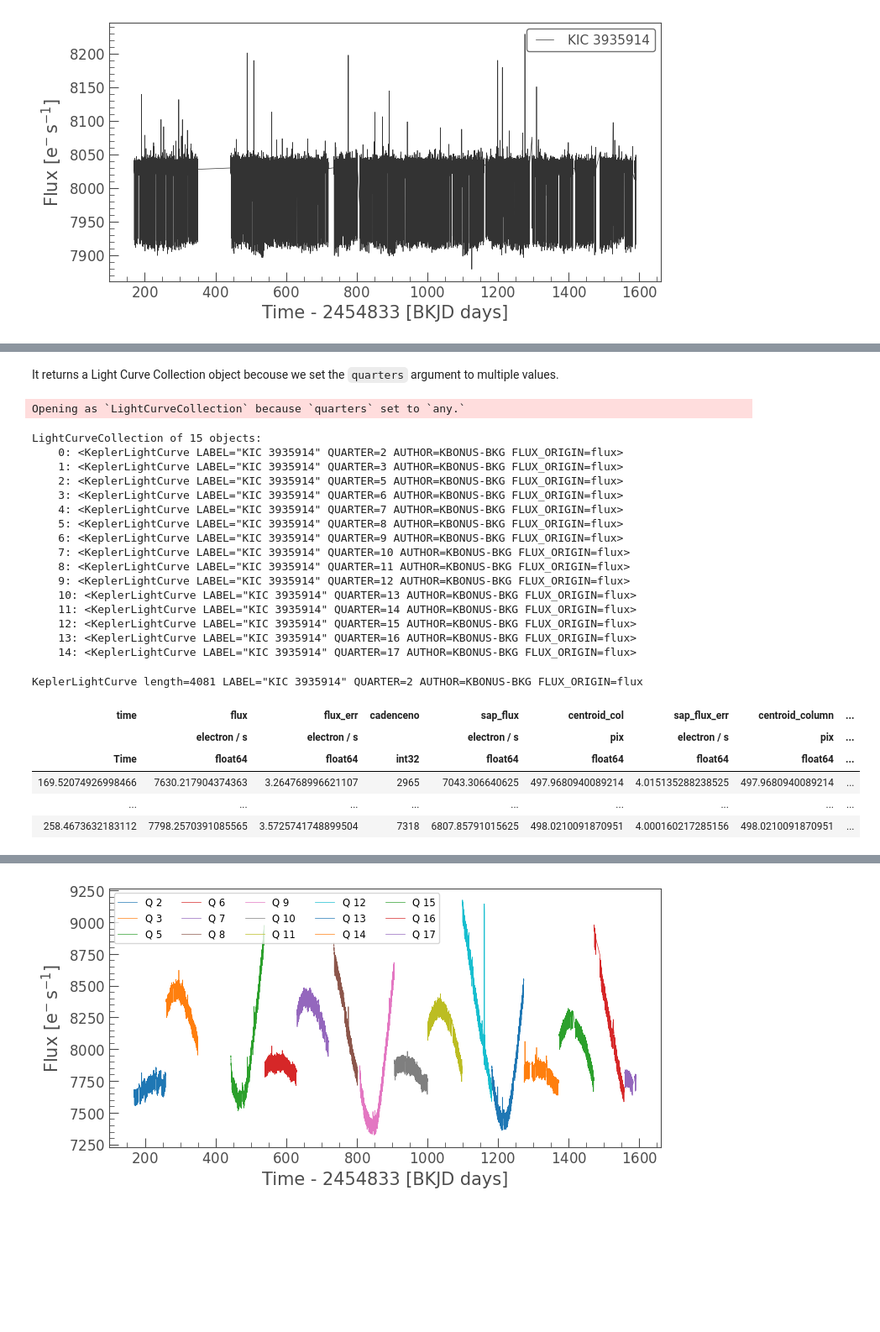
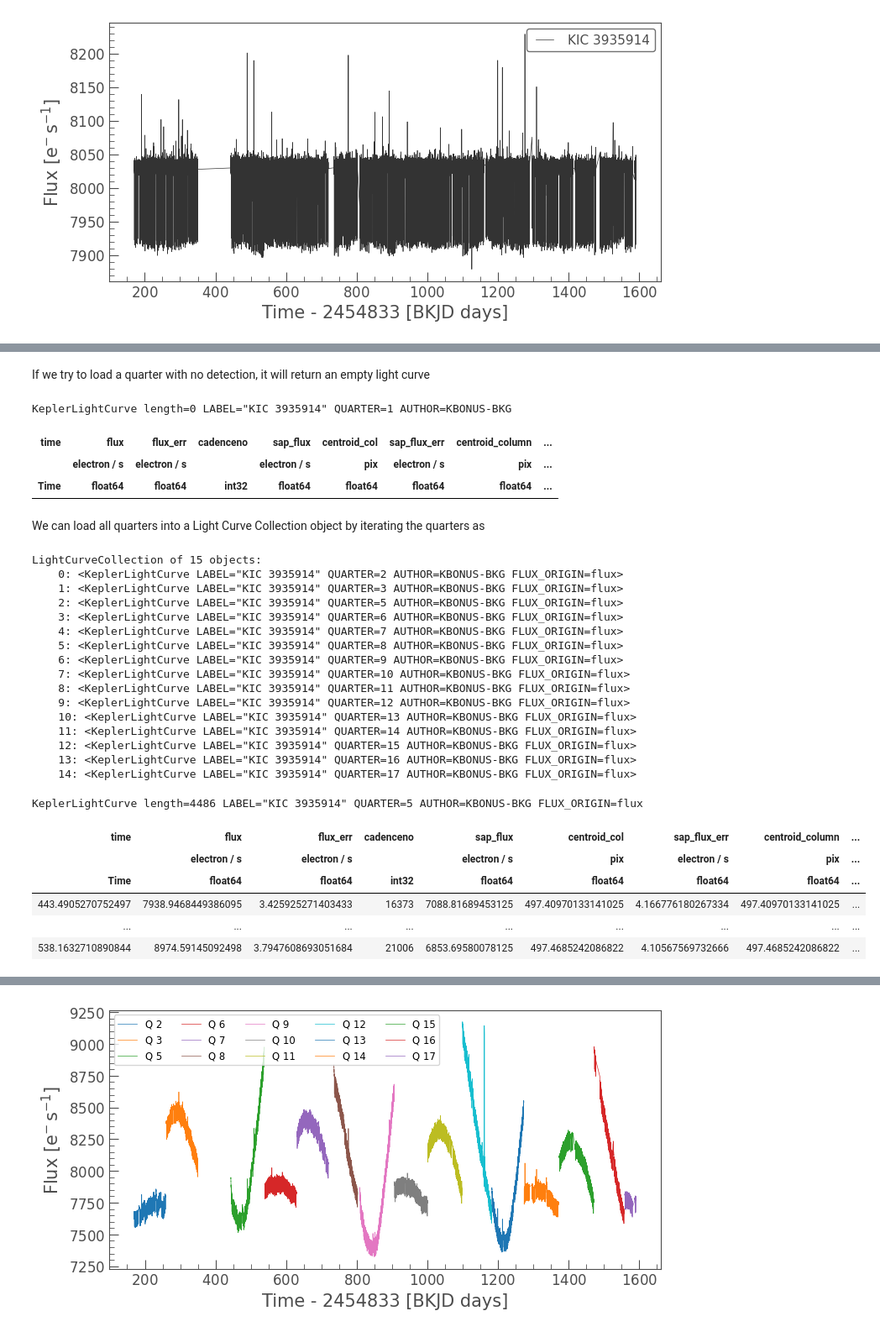
Before and after one commit to jorgemarpa/KBonus, a Jupyter notebook: notebooks/lightkurve_kbonus-bkg_example.ipynb, the cells around one changed output, grey strips where cells are left out. Shown: that part at 84% size. Saved outputs shown, nothing was run; the diff lists cells and outputs as text; code cells hidden in the pictures; blank space fills up the shorter version.

```diff
--- a/notebooks/lightkurve_kbonus-bkg_example.ipynb
+++ b/notebooks/lightkurve_kbonus-bkg_example.ipynb
@@ -119,36 +190,47 @@ LightCurveCollection of 3 objects:
+# %% [markdown]
+If we try to load a quarter with no detection, it will return an empty light curve
+# %%
+lcq = lk.read(lc.filename, quarter=1)
+lcq
+# %% [output]
+KeplerLightCurve length=0 LABEL="KIC 3935914" QUARTER=1 AUTHOR=KBONUS-BKG
+| time | flux | flux_err | cadenceno | sap_flux | centroid_col | sap_flux_err | centroid_column | ... |
+|  | electron / s | electron / s |  | electron / s | pix | electron / s | pix | ... |
+| Time | float64 | float64 | int32 | float64 | float64 | float64 | float64 | ... |
 # %% [markdown]
-It returns a Light Curve Collection object becouse we set the `quarters` argument to multiple values.
+We can load all quarters into a Light Curve Collection object by iterating the quarters as
 # %%
-lcc = lk.read(lc.filename, quarters="any")
+lcc = [lk.read(lc.filename, quarter=x) for x in range(0, 18)]
+# clean empty quarters
+lcc = lk.LightCurveCollection([x for x in lcc if len(x) > 0])
 lcc
 # %% [output]
-Opening as `LightCurveCollection` because `quarters` set to `any.`
+LightCurveCollection of 15 objects:
+    0: <KeplerLightCurve LABEL="KIC 3935914" QUARTER=2 AUTHOR=KBONUS-BKG FLUX_ORIGIN=flux>
+    1: <KeplerLightCurve LABEL="KIC 3935914" QUARTER=3 AUTHOR=KBONUS-BKG FLUX_ORIGIN=flux>
+    2: <KeplerLightCurve LABEL="KIC 3935914" QUARTER=5 AUTHOR=KBONUS-BKG FLUX_ORIGIN=flux>
+    3: <KeplerLightCurve LABEL="KIC 3935914" QUARTER=6 AUTHOR=KBONUS-BKG FLUX_ORIGIN=flux>
+    4: <KeplerLightCurve LABEL="KIC 3935914" QUARTER=7 AUTHOR=KBONUS-BKG FLUX_ORIGIN=flux>
+    5: <KeplerLightCurve LABEL="KIC 3935914" QUARTER=8 AUTHOR=KBONUS-BKG FLUX_ORIGIN=flux>
+    6: <KeplerLightCurve LABEL="KIC 3935914" QUARTER=9 AUTHOR=KBONUS-BKG FLUX_ORIGIN=flux>
+    7: <KeplerLightCurve LABEL="KIC 3935914" QUARTER=10 AUTHOR=KBONUS-BKG FLUX_ORIGIN=flux>
+    8: <KeplerLightCurve LABEL="KIC 3935914" QUARTER=11 AUTHOR=KBONUS-BKG FLUX_ORIGIN=flux>
+    9: <KeplerLightCurve LABEL="KIC 3935914" QUARTER=12 AUTHOR=KBONUS-BKG FLUX_ORIGIN=flux>
+    10: <KeplerLightCurve LABEL="KIC 3935914" QUARTER=13 AUTHOR=KBONUS-BKG FLUX_ORIGIN=flux>
+    11: <KeplerLightCurve LABEL="KIC 3935914" QUARTER=14 AUTHOR=KBONUS-BKG FLUX_ORIGIN=flux>
+    12: <KeplerLightCurve LABEL="KIC 3935914" QUARTER=15 AUTHOR=KBONUS-BKG FLUX_ORIGIN=flux>
+    13: <KeplerLightCurve LABEL="KIC 3935914" QUARTER=16 AUTHOR=KBONUS-BKG FLUX_ORIGIN=flux>
+    14: <KeplerLightCurve LABEL="KIC 3935914" QUARTER=17 AUTHOR=KBONUS-BKG FLUX_ORIGIN=flux>
-LightCurveCollection of 15 objects:
-    0: <KeplerLightCurve LABEL="KIC 3935914" QUARTER=2 AUTHOR=KBONUS-BKG FLUX_ORIGIN=flux>
-    1: <KeplerLightCurve LABEL="KIC 3935914" QUARTER=3 AUTHOR=KBONUS-BKG FLUX_ORIGIN=flux>
-    2: <KeplerLightCurve LABEL="KIC 3935914" QUARTER=5 AUTHOR=KBONUS-BKG FLUX_ORIGIN=flux>
-    3: <KeplerLightCurve LABEL="KIC 3935914" QUARTER=6 AUTHOR=KBONUS-BKG FLUX_ORIGIN=flux>
-    4: <KeplerLightCurve LABEL="KIC 3935914" QUARTER=7 AUTHOR=KBONUS-BKG FLUX_ORIGIN=flux>
-    5: <KeplerLightCurve LABEL="KIC 3935914" QUARTER=8 AUTHOR=KBONUS-BKG FLUX_ORIGIN=flux>
-    6: <KeplerLightCurve LABEL="KIC 3935914" QUARTER=9 AUTHOR=KBONUS-BKG FLUX_ORIGIN=flux>
-    7: <KeplerLightCurve LABEL="KIC 3935914" QUARTER=10 AUTHOR=KBONUS-BKG FLUX_ORIGIN=flux>
-    8: <KeplerLightCurve LABEL="KIC 3935914" QUARTER=11 AUTHOR=KBONUS-BKG FLUX_ORIGIN=flux>
-    9: <KeplerLightCurve LABEL="KIC 3935914" QUARTER=12 AUTHOR=KBONUS-BKG FLUX_ORIGIN=flux>
-    10: <KeplerLightCurve LABEL="KIC 3935914" QUARTER=13 AUTHOR=KBONUS-BKG FLUX_ORIGIN=flux>
-    11: <KeplerLightCurve LABEL="KIC 3935914" QUARTER=14 AUTHOR=KBONUS-BKG FLUX_ORIGIN=flux>
-    12: <KeplerLightCurve LABEL="KIC 3935914" QUARTER=15 AUTHOR=KBONUS-BKG FLUX_ORIGIN=flux>
-    13: <KeplerLightCurve LABEL="KIC 3935914" QUARTER=16 AUTHOR=KBONUS-BKG FLUX_ORIGIN=flux>
-    14: <KeplerLightCurve LABEL="KIC 3935914" QUARTER=17 AUTHOR=KBONUS-BKG FLUX_ORIGIN=flux>
-# %%
-lcc[0]
-# %% [output]
-KeplerLightCurve length=4081 LABEL="KIC 3935914" QUARTER=2 AUTHOR=KBONUS-BKG FLUX_ORIGIN=flux
-| time | flux | flux_err | cadenceno | sap_flux | centroid_col | sap_flux_err | centroid_column | ... |
-|  | electron / s | electron / s |  | electron / s | pix | electron / s | pix | ... |
-| Time | float64 | float64 | int32 | float64 | float64 | float64 | float64 | ... |
-| 169.52074926998466 | 7630.217904374363 | 3.264768996621107 | 2965 | 7043.306640625 | 497.9680940089214 | 4.015135288238525 | 497.9680940089214 | ... |
-| ... | ... | ... | ... | ... | ... | ... | ... | ... |
-| 258.4673632183112 | 7798.2570391085565 | 3.5725741748899504 | 7318 | 6807.85791015625 | 498.0210091870951 | 4.000160217285156 | 498.0210091870951 | ... |
+# %%
+lcc[2]
+# %% [output]
+KeplerLightCurve length=4486 LABEL="KIC 3935914" QUARTER=5 AUTHOR=KBONUS-BKG FLUX_ORIGIN=flux
+| time | flux | flux_err | cadenceno | sap_flux | centroid_col | sap_flux_err | centroid_column | ... |
+|  | electron / s | electron / s |  | electron / s | pix | electron / s | pix | ... |
+| Time | float64 | float64 | int32 | float64 | float64 | float64 | float64 | ... |
+| 443.4905270752497 | 7938.9468449386095 | 3.425925271403433 | 16373 | 7088.81689453125 | 497.40970133141025 | 4.166776180267334 | 497.40970133141025 | ... |
+| ... | ... | ... | ... | ... | ... | ... | ... | ... |
+| 538.1632710890844 | 8974.59145092498 | 3.7947608693051684 | 21006 | 6853.69580078125 | 497.4685242086822 | 4.10567569732666 | 497.4685242086822 | ... |
 # %% [markdown]
 The quarter light curves have more columns:
 
```
Also changed, not shown: parts of 25 cells of this notebook.
